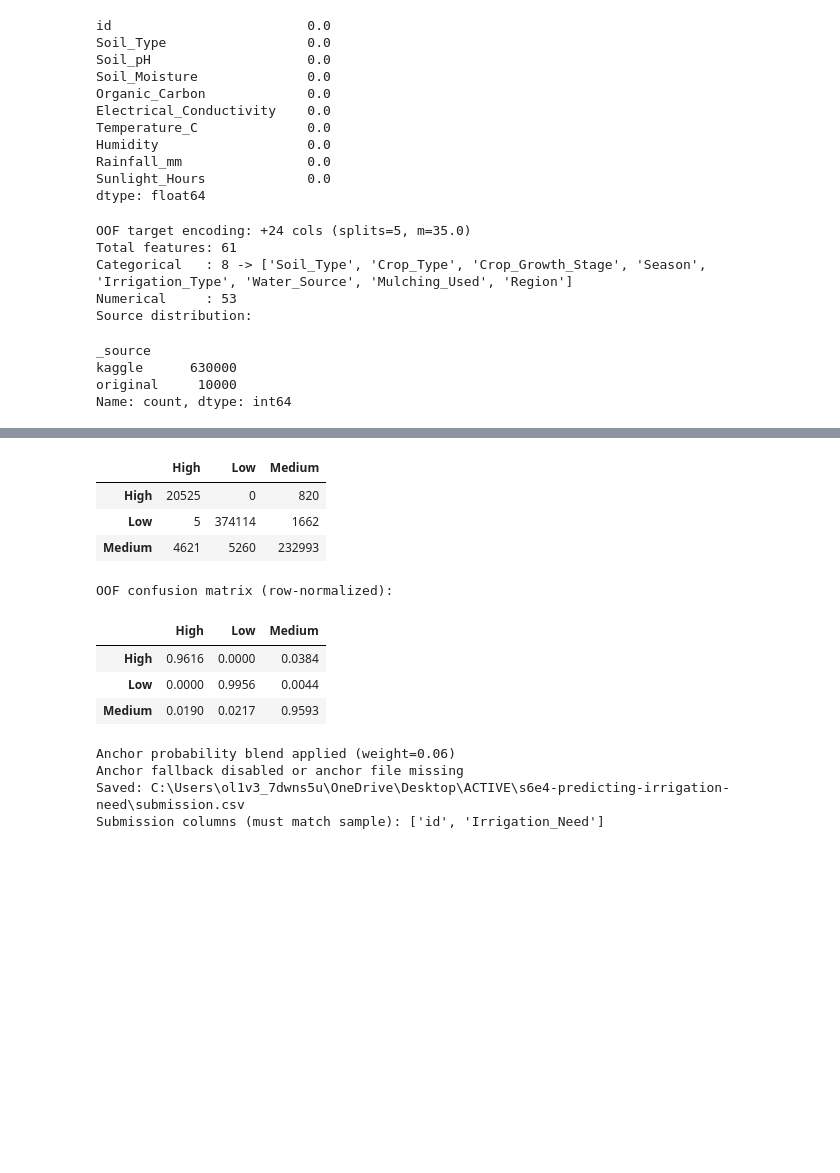
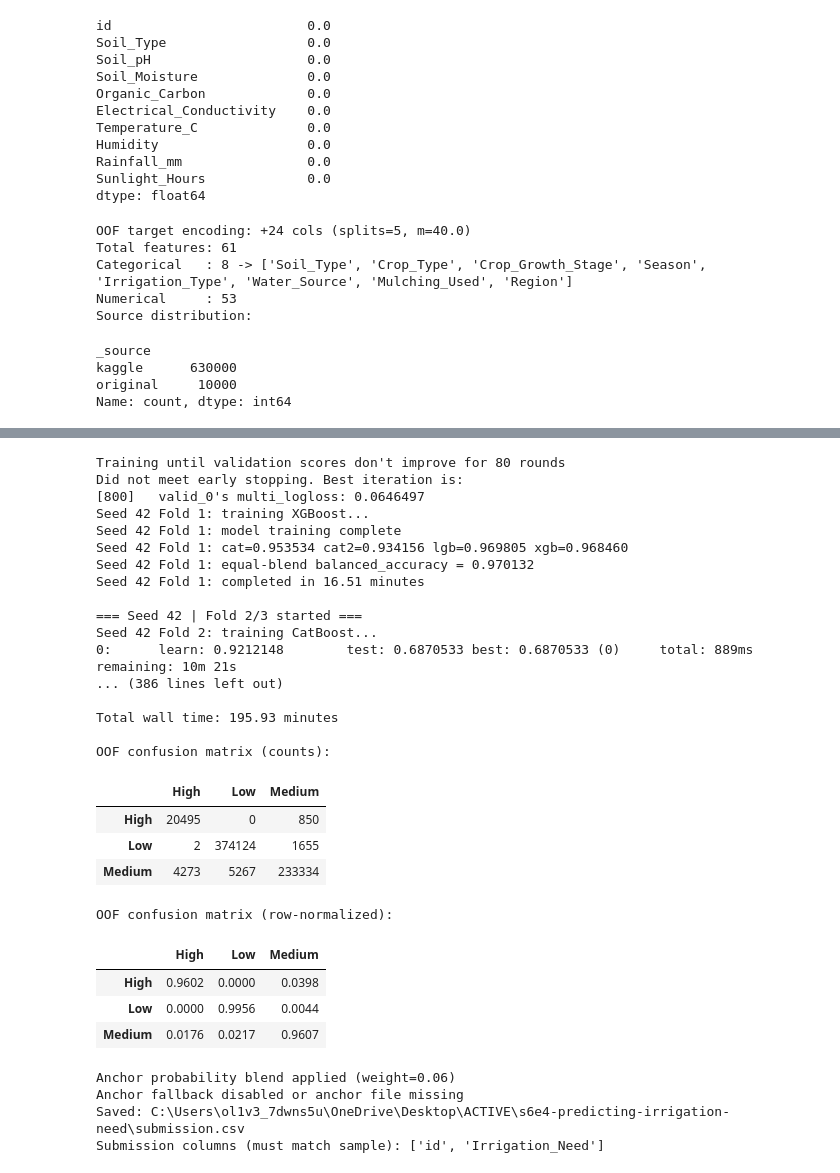
Before and after one commit to oivler/kaggle-predicting-irrigation-need, a Jupyter notebook: model.ipynb, the cells around one changed output, grey strips where cells are left out. Saved outputs shown, nothing was run; the diff lists cells and outputs as text; code cells hidden in the pictures; blank space fills up the shorter version.

```diff
--- a/model.ipynb
+++ b/model.ipynb
@@ -72,13 +73,13 @@ TEMPERATURE_GRID = [
     1.16,
 ]
 USE_ORIGINAL_DATA = True
-ORIGINAL_ROW_WEIGHT = 0.35
+ORIGINAL_ROW_WEIGHT = 0.30
 ANCHOR_BLEND_WEIGHT = 0.06
 USE_ENGINEERED_FEATURES = True
 USE_TARGET_ENCODING = True
-USE_CAT2 = False
+USE_CAT2 = True
 TE_N_SPLITS = 5
-TE_SMOOTHING = 35.0
+TE_SMOOTHING = 40.0
 USE_PSEUDO_LABEL = OVERNIGHT_MODE  # pseudo phase-2 only overnight (~2x train time)
 PSEUDO_CONF_MIN = 0.994
 PSEUDO_MAX_PER_CLASS = 5000
@@ -298,7 +299,7 @@ print(f"Numerical     : {len(num_cols)}")
 print("Source distribution:")
 display(source_flag.value_counts())
 # %% [output]
-OOF target encoding: +24 cols (splits=5, m=35.0)
+OOF target encoding: +24 cols (splits=5, m=40.0)
 Total features: 61
 Categorical   : 8 -> ['Soil_Type', 'Crop_Type', 'Crop_Growth_Stage', 'Season', 'Irrigation_Type', 'Water_Source', 'Mulching_Used', 'Region']
 Numerical     : 53
@@ -321,7 +322,7 @@ else:
     cat_iters, cat_lr, cat_depth, cat_es, cat_verbose = 700, 0.06, 7, 80, 100
     lgb_est, lgb_lr, lgb_leaves, lgb_es = 800, 0.04, 63, 80
     xgb_est, xgb_lr, xgb_depth, xgb_es = 800, 0.04, 7, 80
-    cat2_iters, cat2_lr, cat2_depth, cat2_es, cat2_verbose = 500, 0.08, 6, 80, 100
+    cat2_iters, cat2_lr, cat2_depth, cat2_es, cat2_verbose = 420, 0.085, 5, 75, 80
 
 
 def build_meta_features(*parts):
@@ -679,6 +680,38 @@ def run_training_phase(train_df_run, phase_name):
             best_stack_proba_test = cv_meta_test
 
     print(f"Best stacker C: {best_stack_c} with OOF score {best_stack_score:.6f}")
+
+    print("Stacking: LDA meta-learner (OOF) + blend with LR...")
+    lda_oof = np.zeros((len(meta_oof), len(classes)), dtype=np.float64)
+    lda_test = np.zeros((len(meta_test), len(classes)), dtype=np.float64)
+    for stack_fold, (st_tr_idx, st_va_idx) in enumerate(stack_cv.split(meta_oof, y_idx), start=1):
+        sc_lda = StandardScaler()
+        Xtr = sc_lda.fit_transform(meta_oof[st_tr_idx])
+        Xva = sc_lda.transform(meta_oof[st_va_idx])
+        Xt = sc_lda.transform(meta_test)
+        lda = LinearDiscriminantAnalysis(solver="svd")
+        lda.fit(Xtr, y_idx.iloc[st_tr_idx])
+        lda_oof[st_va_idx] = lda.predict_proba(Xva)
+        lda_test += lda.predict_proba(Xt)
+    lda_test /= STACKER_SPLITS
+
+    best_meta_w = 0.0
+    best_meta_blend_score = -1.0
+    for w in np.linspace(0.0, 1.0, 41):
+        blend_oof = (1.0 - w) * best_stack_proba_oof + w * lda_oof
+        pred_lbl = [idx_to_class[i] for i in np.argmax(blend_oof, axis=1)]
+        sc = balanced_accuracy_score(y, pred_lbl)
+        if sc > best_meta_blend_score:
+            best_meta_blend_score = sc
+            best_meta_w = w
+
+    best_stack_proba_oof = (1.0 - best_meta_w) * best_stack_proba_oof + best_meta_w * lda_oof
+    best_stack_proba_test = (1.0 - best_meta_w) * best_stack_proba_test + best_meta_w * lda_test
+    best_stack_score = best_meta_blend_score
+    print(
+        f"Meta LR+LDA blend w={best_meta_w:.2f} OOF balanced_accuracy={best_meta_blend_score:.6f}"
+    )
+
     print("Searching temperature scaling on stacker OOF...")
 
     best_T = 1.0
@@ -733,7 +766,7 @@ def run_training_phase(train_df_run, phase_name):
     best_mix_alpha = 0.0
     best_mix_score = -1.0
     best_mix_oof = oof_best.copy()
-    for alpha in [0.0, 0.05, 0.1, 0.15, 0.2, 0.25, 0.3]:
+    for alpha in list(np.linspace(0.0, 0.45, 10)):
         mix_oof = (1.0 - alpha) * oof_best + alpha * base_oof
         mix_pred = [idx_to_class[i] for i in np.argmax(mix_oof, axis=1)]
         mix_score = balanced_accuracy_score(y, mix_pred)
@@ -827,12 +877,29 @@ OOF confusion matrix (counts):
+Training until validation scores don't improve for 80 rounds
+Did not meet early stopping. Best iteration is:
+[800]   valid_0's multi_logloss: 0.0646497
+Seed 42 Fold 1: training XGBoost...
+Seed 42 Fold 1: model training complete
+Seed 42 Fold 1: cat=0.953534 cat2=0.934156 lgb=0.969805 xgb=0.968460
+Seed 42 Fold 1: equal-blend balanced_accuracy = 0.970132
+Seed 42 Fold 1: completed in 16.51 minutes
+
+=== Seed 42 | Fold 2/3 started ===
+Seed 42 Fold 2: training CatBoost...
+0:      learn: 0.9212148        test: 0.6870533 best: 0.6870533 (0)     total: 889ms    remaining: 10m 21s
+... (386 lines left out)
+
+Total wall time: 195.93 minutes
+
+OOF confusion matrix (counts):
 |  | High | Low | Medium |
-| High | 20525 | 0 | 820 |
-| Low | 5 | 374114 | 1662 |
-| Medium | 4621 | 5260 | 232993 |
+| High | 20495 | 0 | 850 |
+| Low | 2 | 374124 | 1655 |
+| Medium | 4273 | 5267 | 233334 |
-OOF confusion matrix (row-normalized):
+OOF confusion matrix (row-normalized):
 |  | High | Low | Medium |
-| High | 0.9616 | 0.0000 | 0.0384 |
+| High | 0.9602 | 0.0000 | 0.0398 |
 | Low | 0.0000 | 0.9956 | 0.0044 |
-| Medium | 0.0190 | 0.0217 | 0.9593 |
+| Medium | 0.0176 | 0.0217 | 0.9607 |
 # %%
 test_proba_blend = test_proba.copy()
 if ANCHOR_BLEND_WEIGHT > 0 and ANCHOR_SUB_PATH.exists():
```
Also changed, not shown: parts of 3 cells of this notebook.
